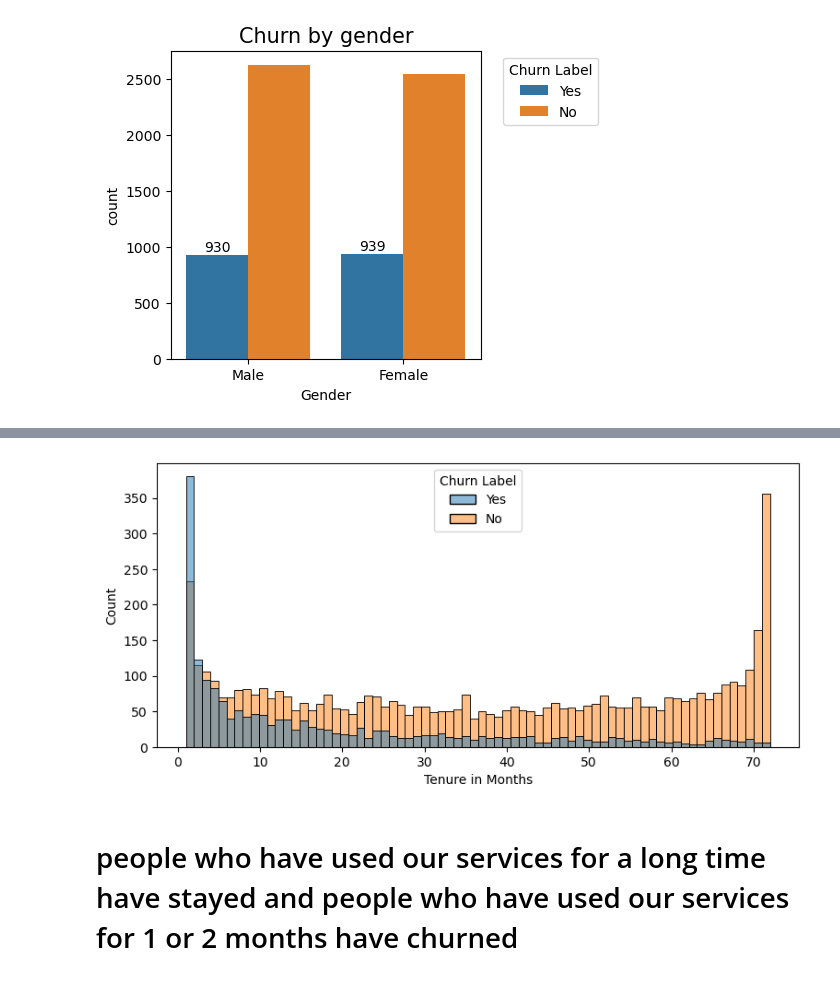
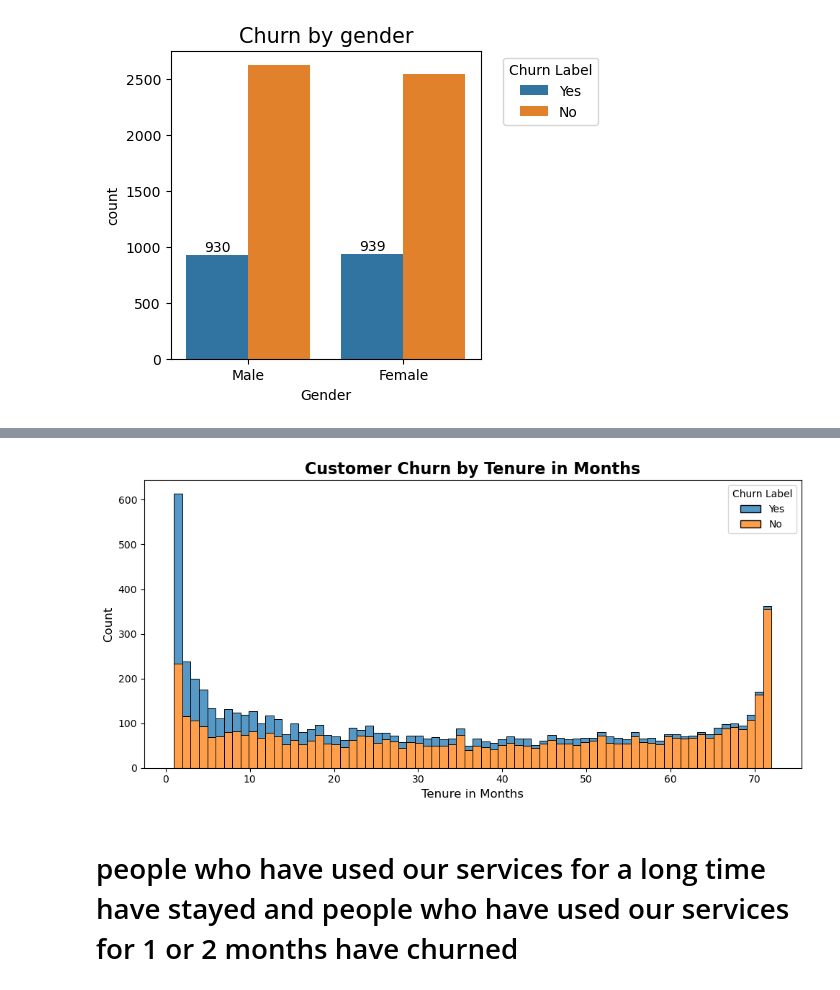
Before and after one commit to sahuanshika557-sys/Customer-Churn-Analysis, a Jupyter notebook: TCA.ipynb, the cells around one changed output, grey strips where cells are left out. Saved outputs shown, nothing was run; the diff lists cells and outputs as text; code cells hidden in the pictures.

```diff
--- a/TCA.ipynb
+++ b/TCA.ipynb
@@ -189,8 +251,21 @@ plt.show()
 # %%
-plt.figure(figsize=(9,4))
-sns.histplot(x="Tenure in Months",data=df,bins=72,hue="Churn Label")
+df['Churn Label'] = df['Churn Label'].astype(str).str.strip().str.title()
+plt.figure(figsize=(10, 5))
+ax = sns.histplot(
+    data=df,
+    x='Tenure in Months',
+    hue='Churn Label',
+    multiple='stack',
+    bins=72,
+    edgecolor='black'
+)
+handles, labels = ax.get_legend_handles_labels()
+plt.title("Customer Churn by Tenure in Months", fontsize=16, fontweight='bold')
+plt.xlabel("Tenure in Months", fontsize=12)
+plt.ylabel("Count", fontsize=12)
+plt.tight_layout()
 plt.show()
 # %% [output]
-[figure, old version]
+[figure, new version]
 # %% [markdown]
 # people who have used our services for a long time have stayed and people who have used our services for 1 or 2 months have churned
```
Also changed, not shown: parts of 27 cells of this notebook.
